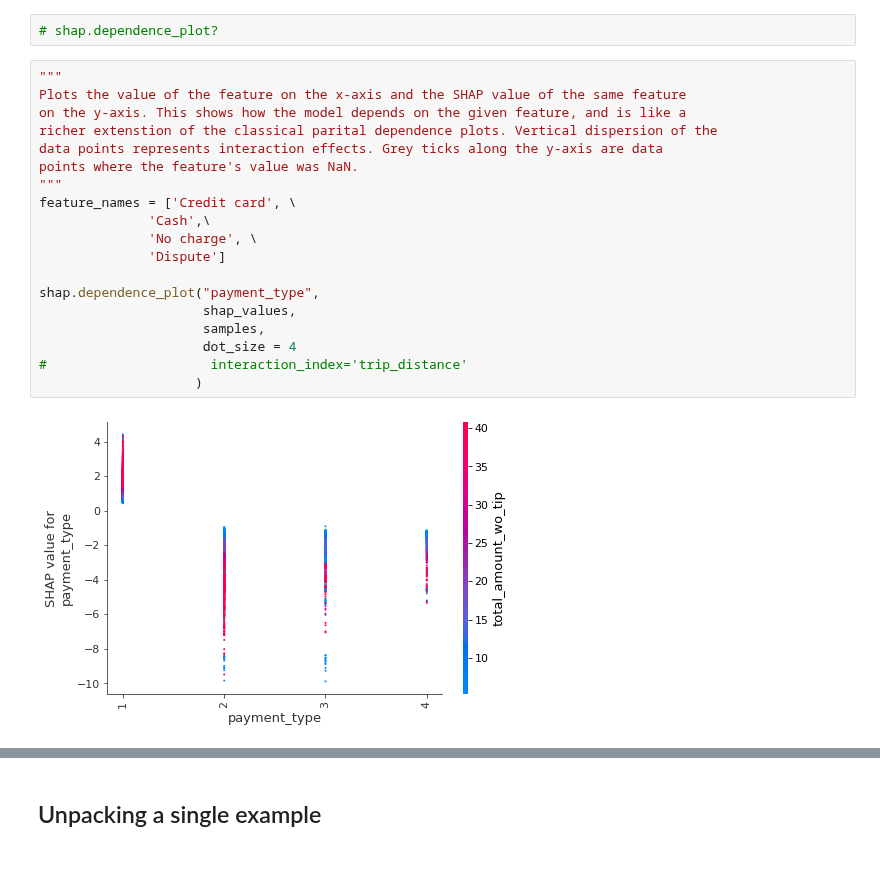
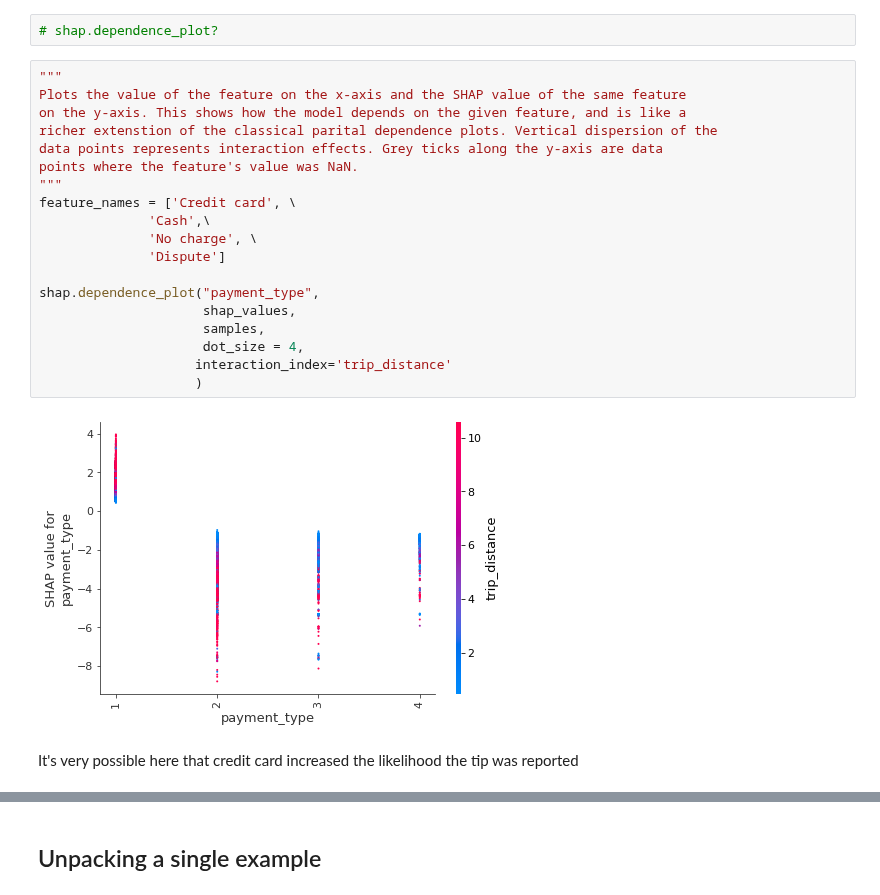
Before and after one commit to justinwhatley/interpretability_experiment, a Jupyter notebook: lightgbm_interpretability.ipynb, the cells around one changed output, grey strips where cells are left out. Drawn from its saved outputs; the diff is of its cells as text; blank space fills up the shorter version.

```diff
--- a/lightgbm_interpretability.ipynb
+++ b/lightgbm_interpretability.ipynb
@@ -386,24 +405,26 @@ To evaluate feature importance of our categorical features in more detail, we ca
 # %%
 """
 Plots the value of the feature on the x-axis and the SHAP value of the same feature
 on the y-axis. This shows how the model depends on the given feature, and is like a
 richer extenstion of the classical parital dependence plots. Vertical dispersion of the
 data points represents interaction effects. Grey ticks along the y-axis are data
 points where the feature's value was NaN.
 """
 feature_names = ['Credit card', \
               'Cash',\
               'No charge', \
               'Dispute']
 
 shap.dependence_plot("payment_type",
                      shap_values,
                      samples,
-                     dot_size = 4
-#                     interaction_index='trip_distance'
+                     dot_size = 4,
+                    interaction_index='trip_distance'
                     )
 # %% [output]
-[figure, old version]
+[figure, new version]
+# %% [markdown]
+It's very possible here that credit card increased the likelihood the tip was reported
 # %%
 import matplotlib.pyplot as plt
 
```
Also changed, not shown: parts of 18 cells of this notebook, 1 other file.
